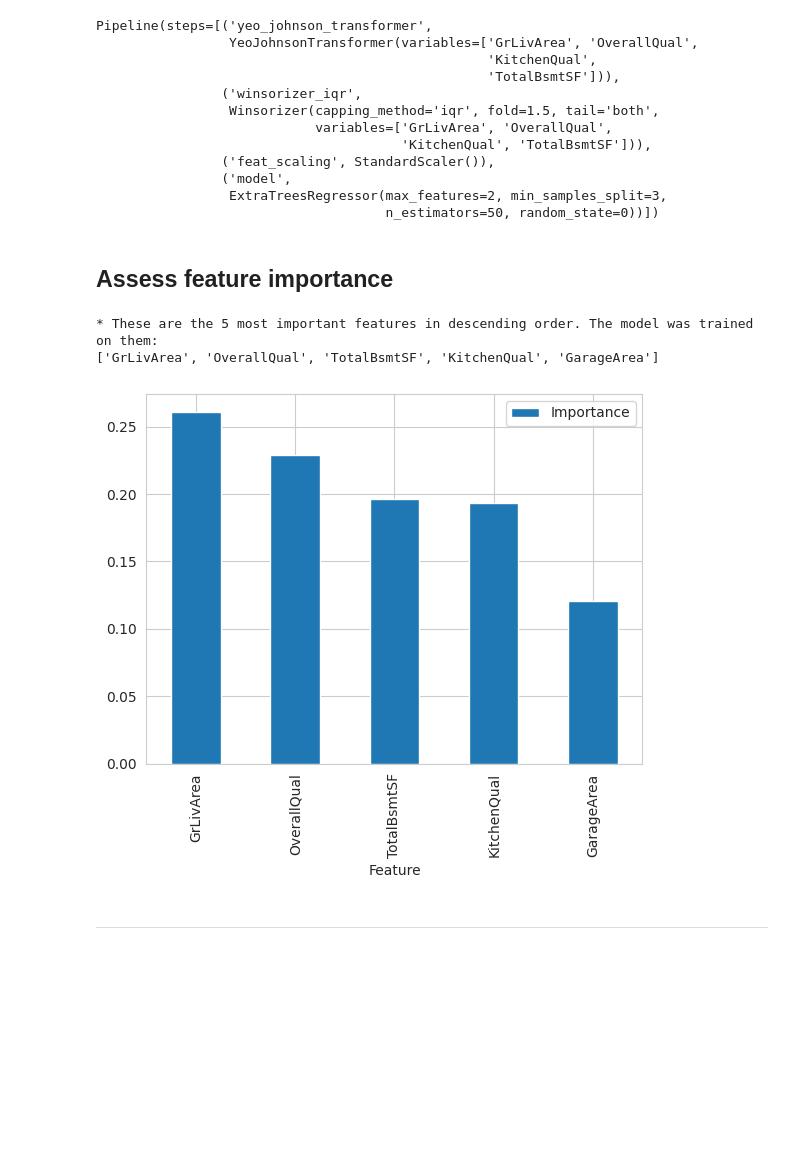
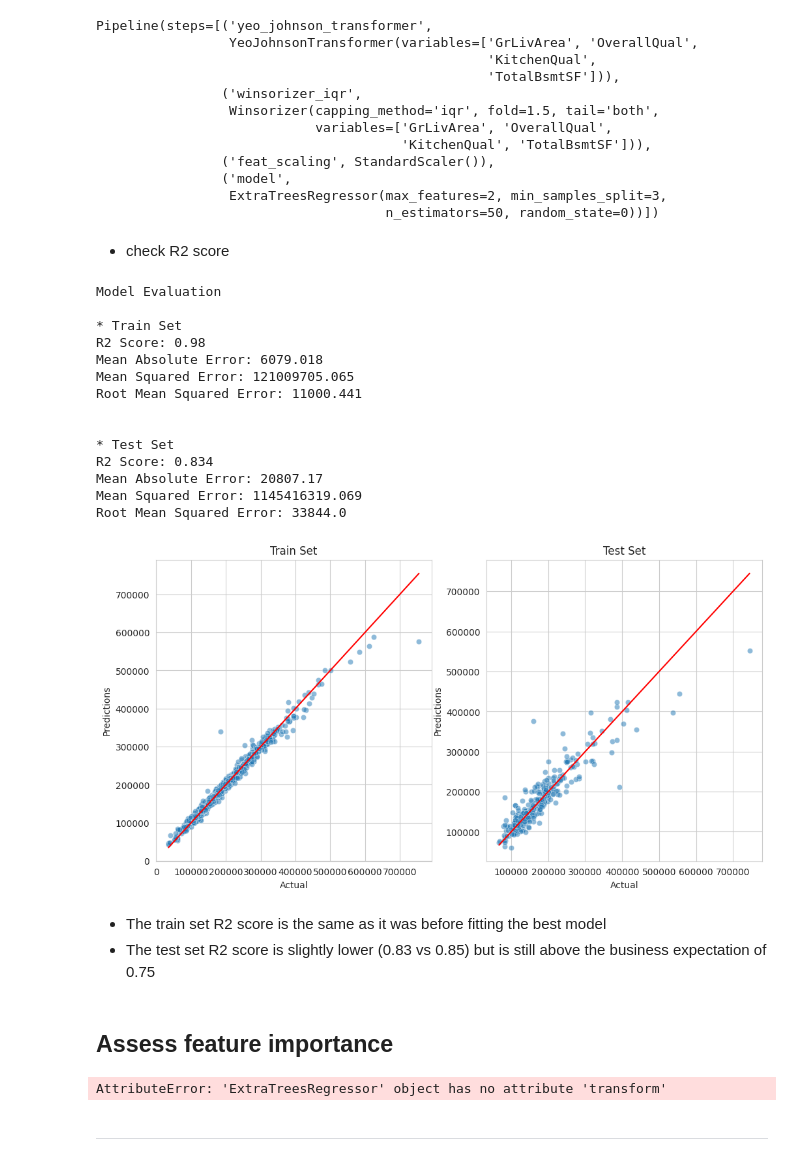
Before and after one commit to Gkicks/milestone-project-heritage-housing-issues, a Jupyter notebook: jupyter_notebooks/5_modeling_and_evaluation.ipynb, the cells around one changed output. Cells and saved outputs as stored; diff of their text form; code cells hidden in the pictures; blank space fills up the shorter version.

Commit message:
add check of R2 score following fitting best pipeline

```diff
--- a/jupyter_notebooks/5_modeling_and_evaluation.ipynb
+++ b/jupyter_notebooks/5_modeling_and_evaluation.ipynb
@@ -627,6 +627,6 @@ Define the best clf pipeline
 # %%
-pipeline_clf = grid_search_pipelines[best_model].best_estimator_
-pipeline_clf
+pipeline = grid_search_pipelines[best_model].best_estimator_
+pipeline
 # %% [output]
 Pipeline(steps=[('yeo_johnson_transformer',
                  YeoJohnsonTransformer(variables=['GrLivArea', 'OverallQual',
@@ -640,12 +640,35 @@ Pipeline(steps=[('yeo_johnson_transformer',
                 ('model',
                  ExtraTreesRegressor(max_features=2, min_samples_split=3,
                                      n_estimators=50, random_state=0))])
+# %% [markdown]
+* check R2 score
+# %%
+regression_performance(X_train, y_train, X_test, y_test, pipeline)
+regression_evaluation_plots(X_train, y_train, X_test, y_test, pipeline)
+# %% [output]
+Model Evaluation
+
+* Train Set
+R2 Score: 0.98
+Mean Absolute Error: 6079.018
+Mean Squared Error: 121009705.065
+Root Mean Squared Error: 11000.441
+
+
+* Test Set
+R2 Score: 0.834
+Mean Absolute Error: 20807.17
+Mean Squared Error: 1145416319.069
+Root Mean Squared Error: 33844.0
+[figure, added]
+# %% [markdown]
+* The train set R2 score is the same as it was before fitting the best model
+* The test set R2 score is slightly lower (0.83 vs 0.85) but is still above the business expectation of 0.75
 # %% [markdown]
 ## Assess feature importance
 # %%
-# how many data cleaning and feature engineering does your pipeline have?
-data_cleaning_feat_eng_steps = 1
-columns_after_data_cleaning_feat_eng = (Pipeline(pipeline_clf.steps[:data_cleaning_feat_eng_steps])
+data_cleaning_feat_eng_steps = 4
+columns_after_data_cleaning_feat_eng = (Pipeline(pipeline.steps[:data_cleaning_feat_eng_steps])
                                         .transform(X_train)
                                         .columns)
 
@@ -654,7 +677,7 @@ best_features = columns_after_data_cleaning_feat_eng
 # create DataFrame to display feature importance
 df_feature_importance = (pd.DataFrame(data={
     'Feature': columns_after_data_cleaning_feat_eng,
-    'Importance': pipeline_clf['model'].feature_importances_})
+    'Importance': pipeline['model'].feature_importances_})
     .sort_values(by='Importance', ascending=False)
 )
 
@@ -665,9 +688,7 @@ print(f"* These are the {len(best_features)} most important features in descendi
 df_feature_importance.plot(kind='bar', x='Feature', y='Importance')
 plt.show()
 # %% [output]
-* These are the 5 most important features in descending order. The model was trained on them:
-['GrLivArea', 'OverallQual', 'TotalBsmtSF', 'KitchenQual', 'GarageArea']
+AttributeError: 'ExtraTreesRegressor' object has no attribute 'transform'
-[figure, removed]
 # %% [markdown]
 ---
 # %% [markdown]
```
Also changed, not shown: parts of 11 cells of this notebook.
